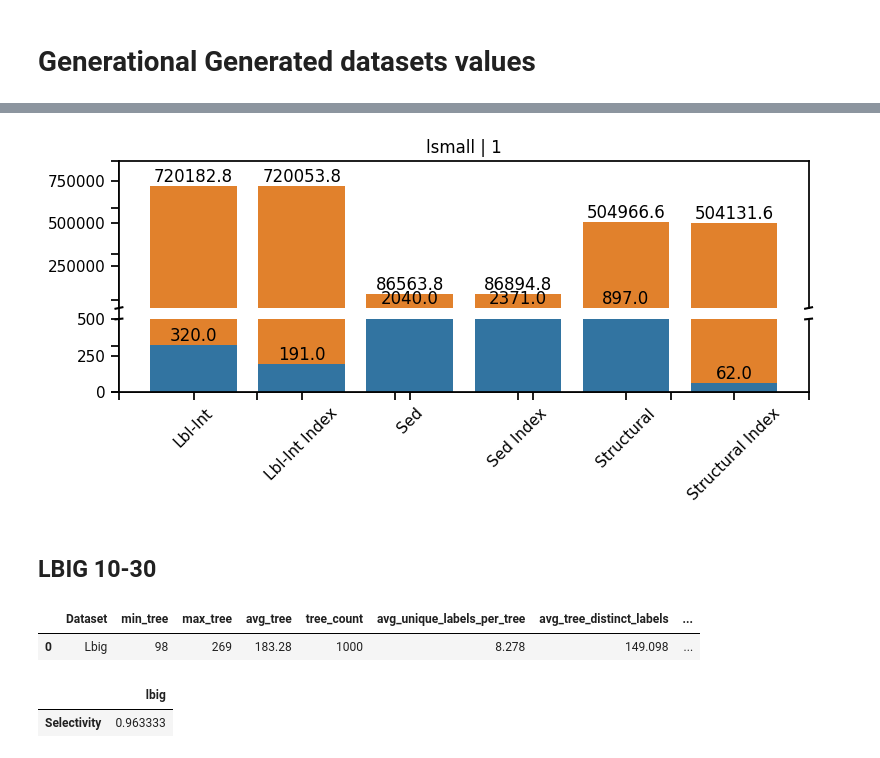
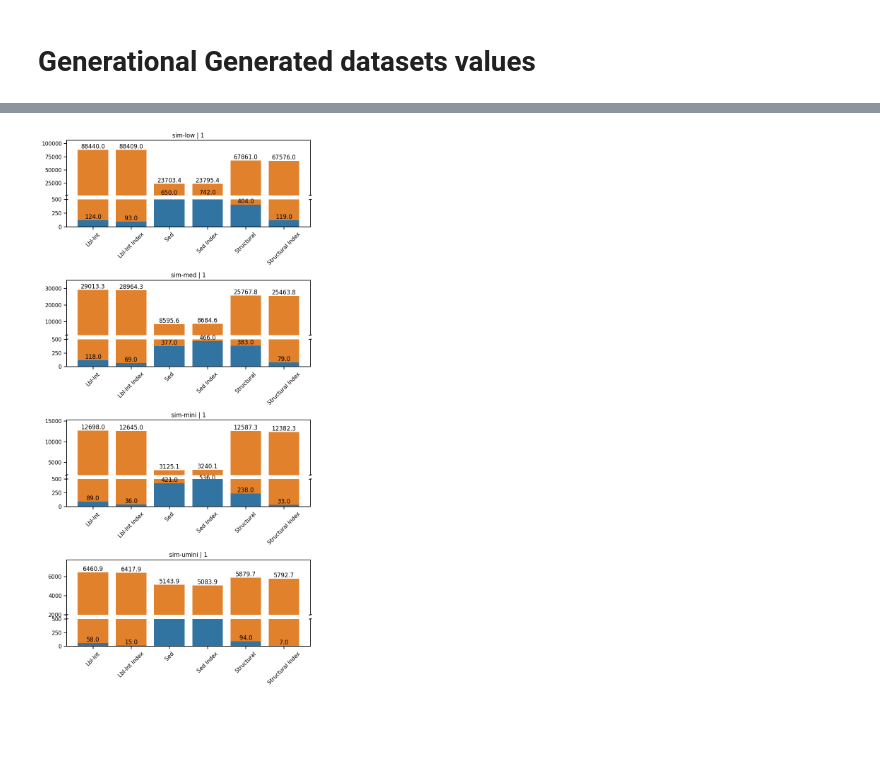
Before and after one commit to LukMRVC/tree-statistics, a Jupyter notebook: gen-datasets.ipynb, the cells around one changed output, grey strips where cells are left out. Saved outputs shown, nothing was run; the diff lists cells and outputs as text; code cells hidden in the pictures; blank space fills up the shorter version.

Commit message:
Different tree generating

```diff
--- a/gen-datasets.ipynb
+++ b/gen-datasets.ipynb
@@ -905,7 +866,8 @@ data
 # %% [markdown]
 # Generational Generated datasets values
 # %%
-datasets = ['lsmall']
+datasets = ['sim-med', 'sim-low', 'sim-mini', 'sim-umini']
+# datasets = ['sim-med', 'sim-low']
 # %%
 from os.path import join
 def get_query_runtime_for_ds(basepath: str, ds: str):
@@ -1126,6 +1088,11 @@ def plot_timesdata(plot_timesdata: pd.DataFrame):
     # for ax in g.axes.flat:
     #     ax.set_xticklabels(order, rotation=45, ha="center")  # Rotate labels by 45 degrees
 
+    # Crucial: Set x and y ticks AFTER mapping and BEFORE tight_layout
+    for ax in g.axes.flat:
+        ax.set_xticks([])  # Set the correct number of ticks
+        ax.set_yticks([])
+
     # Add labels manually AFTER mapping
     # g.axes.flat[0].set_xlabel() #Set x label on the first axes of the grid
     # g.axes.flat[0].set_ylabel() #Set y label on the first axes of the grid
@@ -1138,7 +1105,7 @@ def plot_timesdata(plot_timesdata: pd.DataFrame):
 # %%
 hue_color_palette = {'searching': sns.color_palette()[0], 'verification': sns.color_palette()[1]}
 # %%
-data: PlotData = get_plot_data_ds('resources/workloads/generational/generated-40-60/')
+data: PlotData = get_plot_data_ds('resources/workloads/generational/generated-20-40/')
 display(data.statistics)
 # %% [output]
 |  | Dataset | min_tree | max_tree | avg_tree | tree_count | avg_unique_labels_per_tree | avg_tree_distinct_labels | ... |
@@ -1166,8 +1161,6 @@ data.sdf
 # %%
-data.plotdata['BaseSize'] = 1
-data.plotdata['LabelSize'] = 'lsmall'
+data.plotdata['BaseSize'] = 1 # data.plotdata['Dataset'].map(lambda x: genSizeMap[x])
+data.plotdata['LabelSize'] = data.plotdata['Dataset']
 plot_timesdata(data.plotdata)
 # %% [output]
-[figure, old version]
+[figure, new version]
-# %% [markdown]
-## LBIG 10-30
@@ -1176,11 +1166,0 @@ datasets = ['lbig', 'lsmall']
-# %%
-data: PlotData = get_plot_data_ds('resources/workloads/generational/generated-10-30/')
-display(data.statistics)
-# %% [output]
-|  | Dataset | min_tree | max_tree | avg_tree | tree_count | avg_unique_labels_per_tree | avg_tree_distinct_labels | ... |
-| 0 | Lbig | 98 | 269 | 183.28 | 1000 | 8.278 | 149.098 | ... |
-# %%
-data.sdf
-# %% [output]
-|  | lbig |
-| Selectivity | 0.963333 |
```
Also changed, not shown: parts of 33 cells of this notebook, 5 other files.
